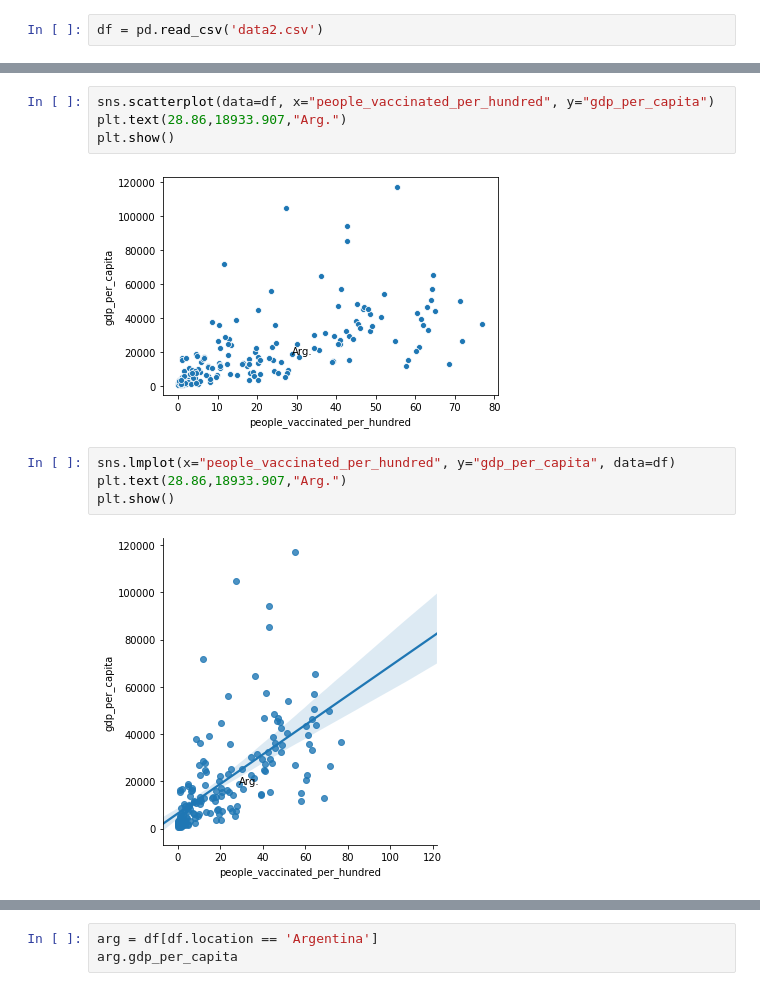
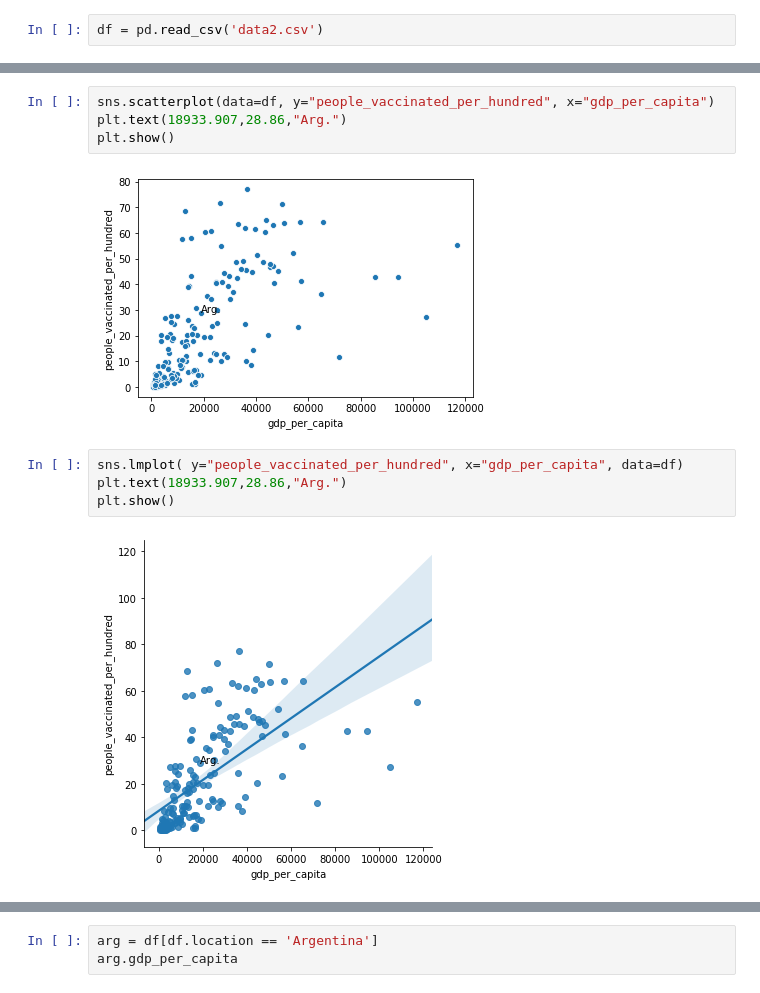
Before and after one commit to tinamigo/covid, a Jupyter notebook: covid_data.ipynb, the cells around one changed output, grey strips where cells are left out. Cells and saved outputs as stored; diff of their text form.

```diff
--- a/covid_data.ipynb
+++ b/covid_data.ipynb
@@ -32,13 +11,13 @@ pop_sin_outliers
 # %%
-sns.scatterplot(data=df, x="people_vaccinated_per_hundred", y="gdp_per_capita")
-plt.text(28.86,18933.907,"Arg.")
+sns.scatterplot(data=df, y="people_vaccinated_per_hundred", x="gdp_per_capita")
+plt.text(18933.907,28.86,"Arg.")
 plt.show()
 # %% [output]
-[figure, old version]
+[figure, new version]
 # %%
-sns.lmplot(x="people_vaccinated_per_hundred", y="gdp_per_capita", data=df)
-plt.text(28.86,18933.907,"Arg.")
+sns.lmplot( y="people_vaccinated_per_hundred", x="gdp_per_capita", data=df)
+plt.text(18933.907,28.86,"Arg.")
 plt.show()
 # %% [output]
-[figure, old version]
+[figure, new version]
 # %%
```
Also changed, not shown: parts of 6 cells of this notebook.
